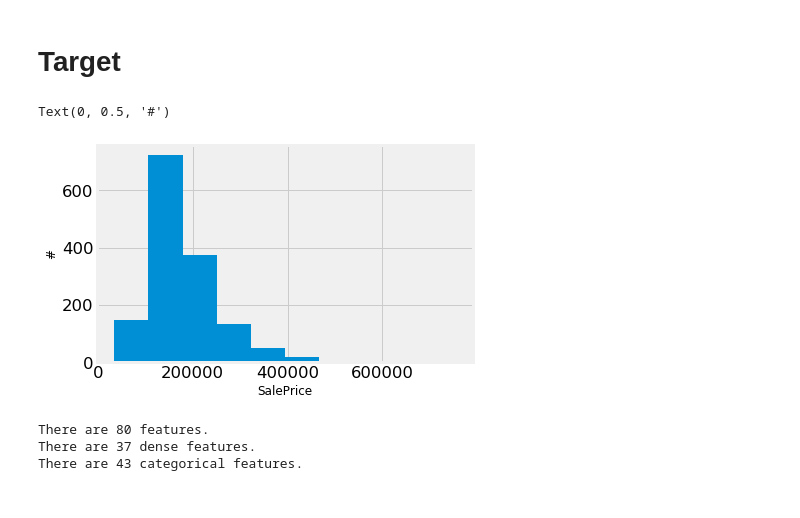
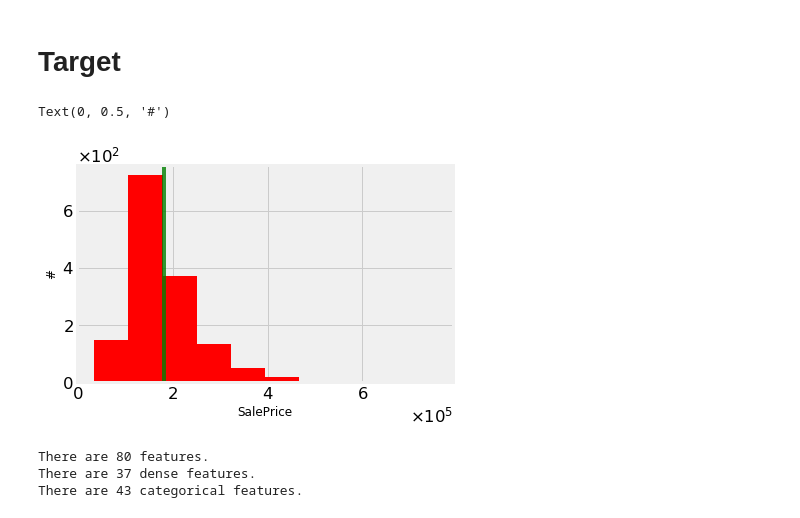
Before and after one commit to katsu1110/DataScienceComp, a Jupyter notebook: EDA_houseprice.ipynb, the cells around one changed output. Saved outputs shown, nothing was run; the diff lists cells and outputs as text; code cells hidden in the pictures.

```diff
--- a/EDA_houseprice.ipynb
+++ b/EDA_houseprice.ipynb
@@ -161,16 +165,24 @@ dtypes: float64(3), int64(35), object(43)
 memory usage: 924.0+ KB
 # %% [markdown]
 # Target
-# %%
-# target
-target = "SalePrice"
-fig, ax = plt.subplots(1, 1, figsize=(6, 4))
-ax.hist(train[target]);
-ax.set_xlabel(target)
-ax.set_ylabel("#")
-# %% [output]
-Text(0, 0.5, '#')
-[figure, removed]
+# %%
+# remove nan from target
+target = "SalePrice"
+train = train.loc[train[target].isna().values == False, :].reset_index(drop=True, inplace=False)
+
+# hist
+fig, ax = plt.subplots(1, 1, figsize=(6, 4))
+ax.hist(train[target], color="r");
+ax.axvline(train[target].mean(), color="g", alpha=0.8)
+ax.xaxis.set_major_formatter(ScalarFormatter(useMathText=True))
+ax.ticklabel_format(style="sci",  axis="x",scilimits=(0,0))
+ax.yaxis.set_major_formatter(ScalarFormatter(useMathText=True))
+ax.ticklabel_format(style="sci",  axis="y",scilimits=(0,0))
+ax.set_xlabel(target)
+ax.set_ylabel("#")
+# %% [output]
+Text(0, 0.5, '#')
+[figure, added]
 # %%
 # roughly categorize features
 cat_features = []
```
Also changed, not shown: parts of 14 cells of this notebook, 9 other files.
